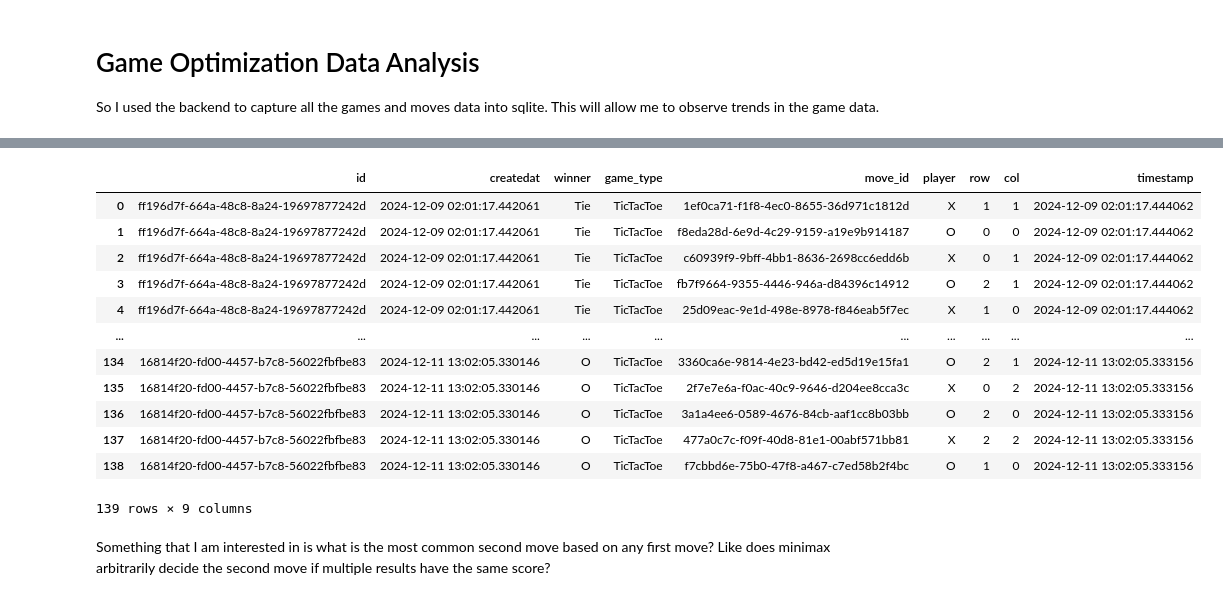
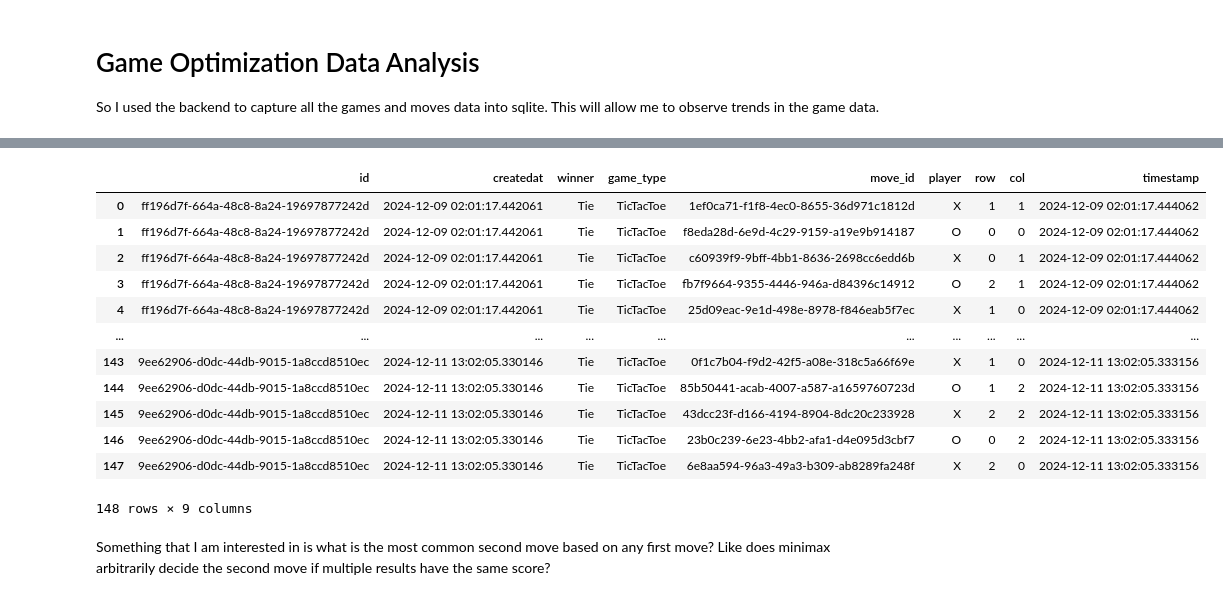
Before and after one commit to slidwell44/PdcaFinalProj, a Jupyter notebook: game_optimization_project.ipynb, the cells around one changed output, grey strips where cells are left out. Drawn from its saved outputs; the diff is of its cells as text; code cells hidden in the pictures.

```diff
--- a/game_optimization_project.ipynb
+++ b/game_optimization_project.ipynb
@@ -157,7 +166,9 @@ query = text("""
            moves.timestamp
     FROM games
         INNER JOIN moves ON games.id = moves.game_id
-    WHERE games.winner IS NOT NULL
+    WHERE 1=1
+        AND games.winner IS NOT NULL
+        AND game_type = 'TicTacToe'
     ORDER BY createdat ASC
 """)
 result_df = pd.read_sql(query, con=db)
@@ -186,16 +199,16 @@ result_df
 |  | id | createdat | winner | game_type | move_id | player | row | col | timestamp |
 | 0 | ff196d7f-664a-48c8-8a24-19697877242d | 2024-12-09 02:01:17.442061 | Tie | TicTacToe | 1ef0ca71-f1f8-4ec0-8655-36d971c1812d | X | 1 | 1 | 2024-12-09 02:01:17.444062 |
 | 1 | ff196d7f-664a-48c8-8a24-19697877242d | 2024-12-09 02:01:17.442061 | Tie | TicTacToe | f8eda28d-6e9d-4c29-9159-a19e9b914187 | O | 0 | 0 | 2024-12-09 02:01:17.444062 |
 | 2 | ff196d7f-664a-48c8-8a24-19697877242d | 2024-12-09 02:01:17.442061 | Tie | TicTacToe | c60939f9-9bff-4bb1-8636-2698cc6edd6b | X | 0 | 1 | 2024-12-09 02:01:17.444062 |
 | 3 | ff196d7f-664a-48c8-8a24-19697877242d | 2024-12-09 02:01:17.442061 | Tie | TicTacToe | fb7f9664-9355-4446-946a-d84396c14912 | O | 2 | 1 | 2024-12-09 02:01:17.444062 |
 | 4 | ff196d7f-664a-48c8-8a24-19697877242d | 2024-12-09 02:01:17.442061 | Tie | TicTacToe | 25d09eac-9e1d-498e-8978-f846eab5f7ec | X | 1 | 0 | 2024-12-09 02:01:17.444062 |
 | ... | ... | ... | ... | ... | ... | ... | ... | ... | ... |
-| 134 | 16814f20-fd00-4457-b7c8-56022fbfbe83 | 2024-12-11 13:02:05.330146 | O | TicTacToe | 3360ca6e-9814-4e23-bd42-ed5d19e15fa1 | O | 2 | 1 | 2024-12-11 13:02:05.333156 |
-| 135 | 16814f20-fd00-4457-b7c8-56022fbfbe83 | 2024-12-11 13:02:05.330146 | O | TicTacToe | 2f7e7e6a-f0ac-40c9-9646-d204ee8cca3c | X | 0 | 2 | 2024-12-11 13:02:05.333156 |
-| 136 | 16814f20-fd00-4457-b7c8-56022fbfbe83 | 2024-12-11 13:02:05.330146 | O | TicTacToe | 3a1a4ee6-0589-4676-84cb-aaf1cc8b03bb | O | 2 | 0 | 2024-12-11 13:02:05.333156 |
-| 137 | 16814f20-fd00-4457-b7c8-56022fbfbe83 | 2024-12-11 13:02:05.330146 | O | TicTacToe | 477a0c7c-f09f-40d8-81e1-00abf571bb81 | X | 2 | 2 | 2024-12-11 13:02:05.333156 |
-| 138 | 16814f20-fd00-4457-b7c8-56022fbfbe83 | 2024-12-11 13:02:05.330146 | O | TicTacToe | f7cbbd6e-75b0-47f8-a467-c7ed58b2f4bc | O | 1 | 0 | 2024-12-11 13:02:05.333156 |
+| 143 | 9ee62906-d0dc-44db-9015-1a8ccd8510ec | 2024-12-11 13:02:05.330146 | Tie | TicTacToe | 0f1c7b04-f9d2-42f5-a08e-318c5a66f69e | X | 1 | 0 | 2024-12-11 13:02:05.333156 |
+| 144 | 9ee62906-d0dc-44db-9015-1a8ccd8510ec | 2024-12-11 13:02:05.330146 | Tie | TicTacToe | 85b50441-acab-4007-a587-a1659760723d | O | 1 | 2 | 2024-12-11 13:02:05.333156 |
+| 145 | 9ee62906-d0dc-44db-9015-1a8ccd8510ec | 2024-12-11 13:02:05.330146 | Tie | TicTacToe | 43dcc23f-d166-4194-8904-8dc20c233928 | X | 2 | 2 | 2024-12-11 13:02:05.333156 |
+| 146 | 9ee62906-d0dc-44db-9015-1a8ccd8510ec | 2024-12-11 13:02:05.330146 | Tie | TicTacToe | 23b0c239-6e23-4bb2-afa1-d4e095d3cbf7 | O | 0 | 2 | 2024-12-11 13:02:05.333156 |
+| 147 | 9ee62906-d0dc-44db-9015-1a8ccd8510ec | 2024-12-11 13:02:05.330146 | Tie | TicTacToe | 6e8aa594-96a3-49a3-b309-ab8289fa248f | X | 2 | 0 | 2024-12-11 13:02:05.333156 |
-139 rows × 9 columns
+148 rows × 9 columns
 # %% [markdown]
 Something that I am interested in is what is the most common second move based on any first move? Like does minimax arbitrarily decide the second move if multiple results have the same score?
 # %%
```
Also changed, not shown: parts of 16 cells of this notebook, 4 other files.
